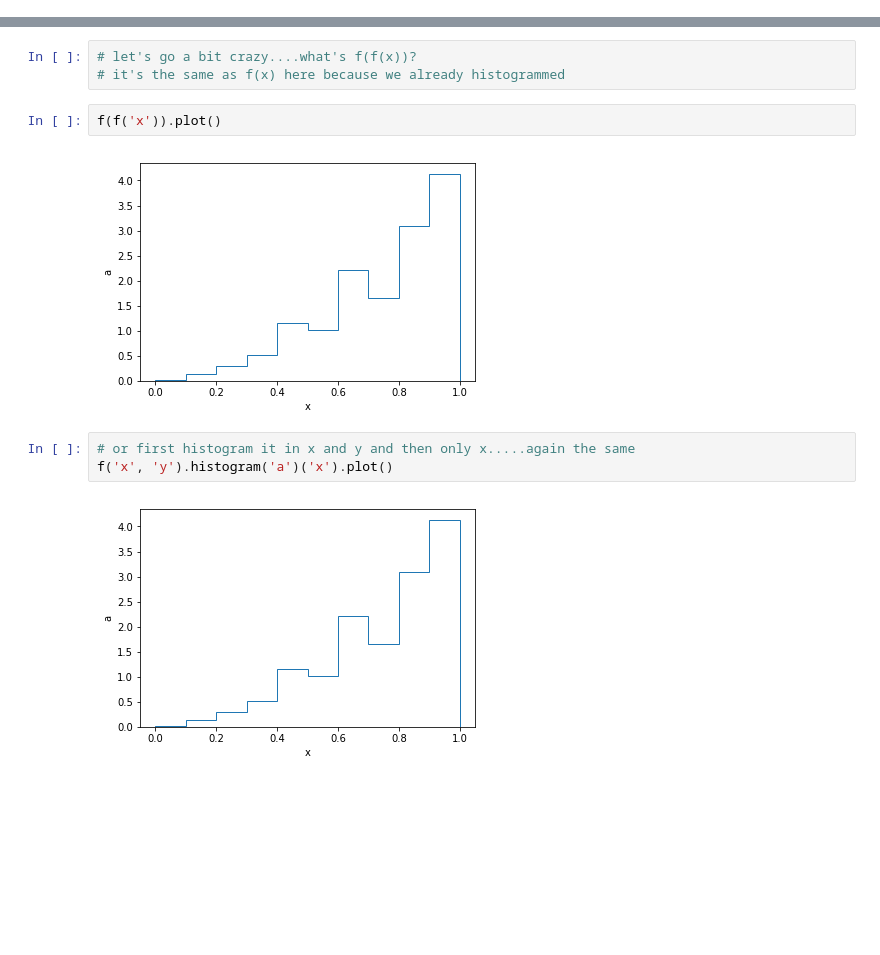
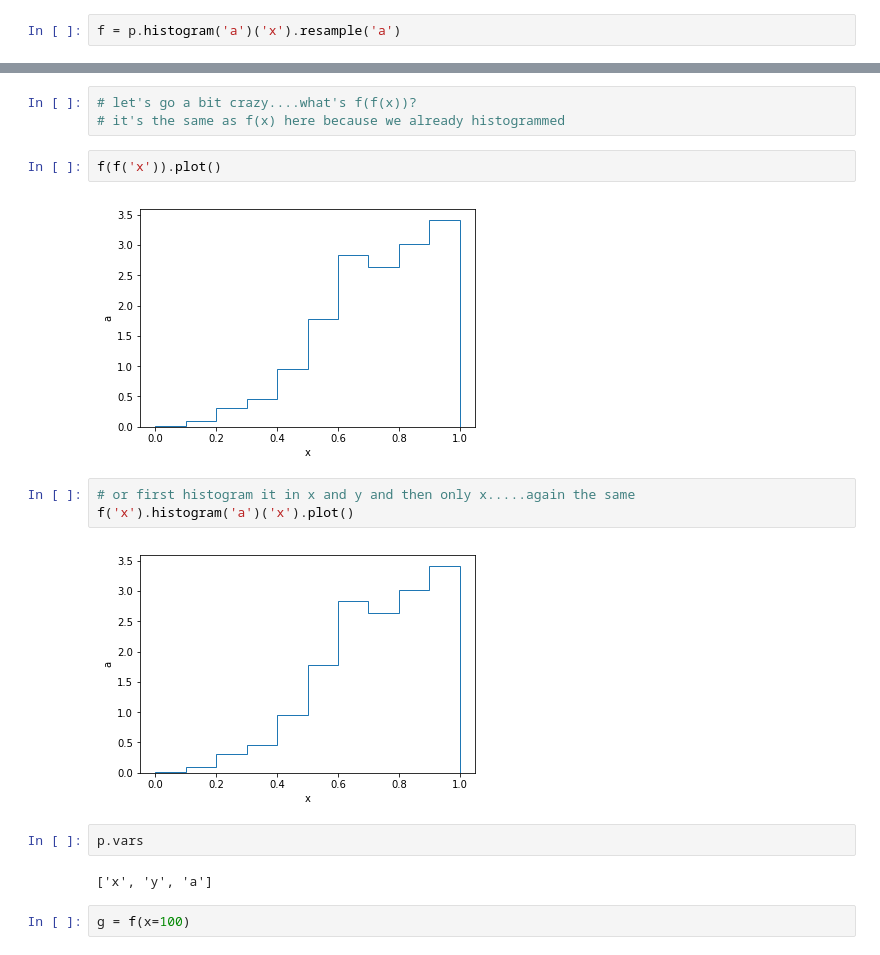
Before and after one commit to philippeller/dama, a Jupyter notebook: notebooks/histo_functions.ipynb, the cells around one changed output, grey strips where cells are left out. Saved outputs shown, nothing was run; the diff lists cells and outputs as text; blank space fills up the shorter version.

```diff
--- a/notebooks/histo_functions.ipynb
+++ b/notebooks/histo_functions.ipynb
@@ -36,0 +104,2 @@ p.histogram('a')('x', 'y').plot()
+# %%
+f = p.histogram('a')('x').resample('a')
@@ -115,9 +302,15 @@ p[p['x'] < 1].histogram()
 # %%
 f(f('x')).plot()
 # %% [output]
-[figure, old version]
+[figure, new version]
 # %%
 # or first histogram it in x and y and then only x.....again the same
-f('x', 'y').histogram('a')('x').plot()
+f('x').histogram('a')('x').plot()
 # %% [output]
-[figure, old version]
+[figure, new version]
+# %%
+p.vars
+# %% [output]
+['x', 'y', 'a']
+# %%
+g = f(x=100)
```
Also changed, not shown: parts of 58 cells of this notebook, 3 other files.
